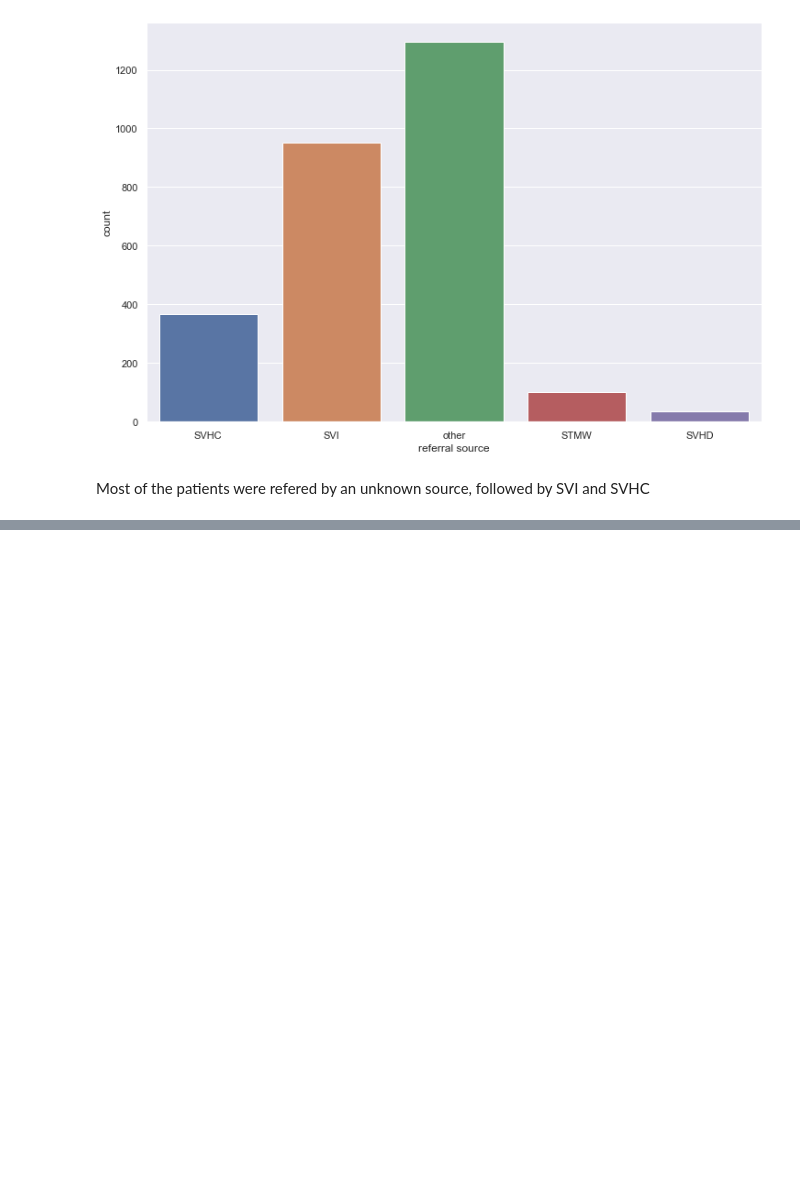
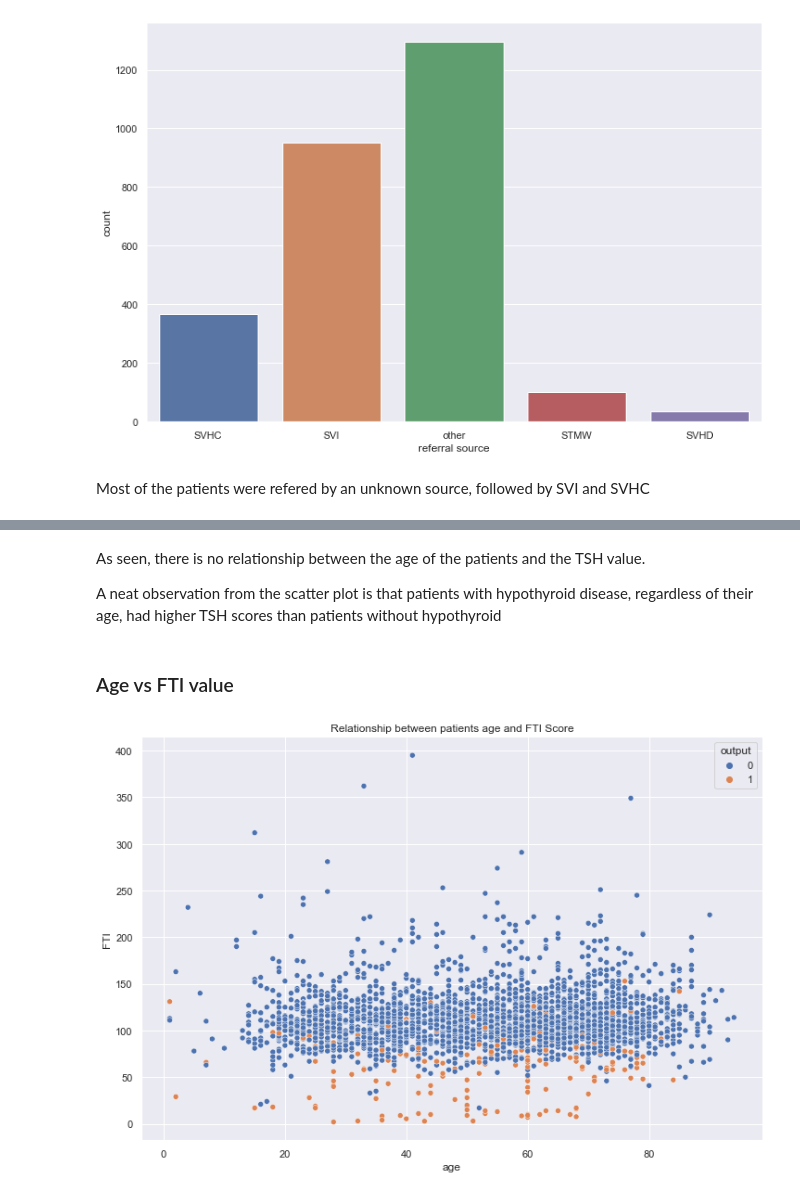
Before and after one commit to mbururyan/Hypothyroid-Disease-Detection-System, a Jupyter notebook: EDA.ipynb, the cells around one changed output, grey strips where cells are left out. Saved outputs shown, nothing was run; the diff lists cells and outputs as text; code cells hidden in the pictures; blank space fills up the shorter version.

```diff
--- a/EDA.ipynb
+++ b/EDA.ipynb
@@ -133,0 +153,12 @@ We will proceed onto preprocessing for modelling
+# %% [markdown]
+As seen, there is no relationship between the age of the patients and the TSH value.
+
+A neat observation from the scatter plot is that patients with hypothyroid disease, regardless of their age, had higher TSH scores than patients without hypothyroid
+# %% [markdown]
+### Age vs FTI value
+# %%
+sns.scatterplot(data = df, x='age', y='FTI', hue='output')
+plt.title('Relationship between patients age and FTI Score')
+plt.show()
+# %% [output]
+[figure, added]
```
Also changed, not shown: parts of 18 cells of this notebook.
